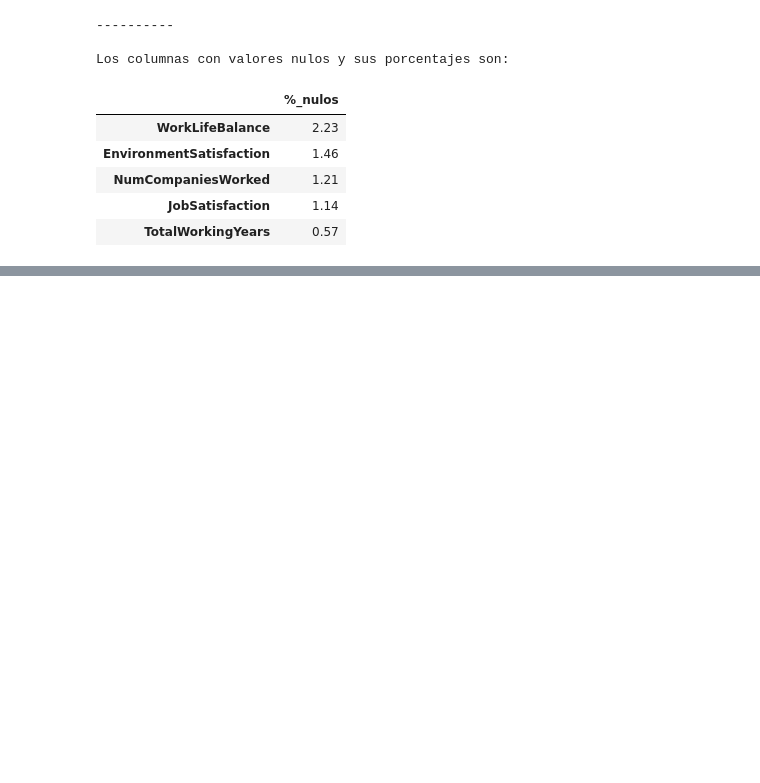
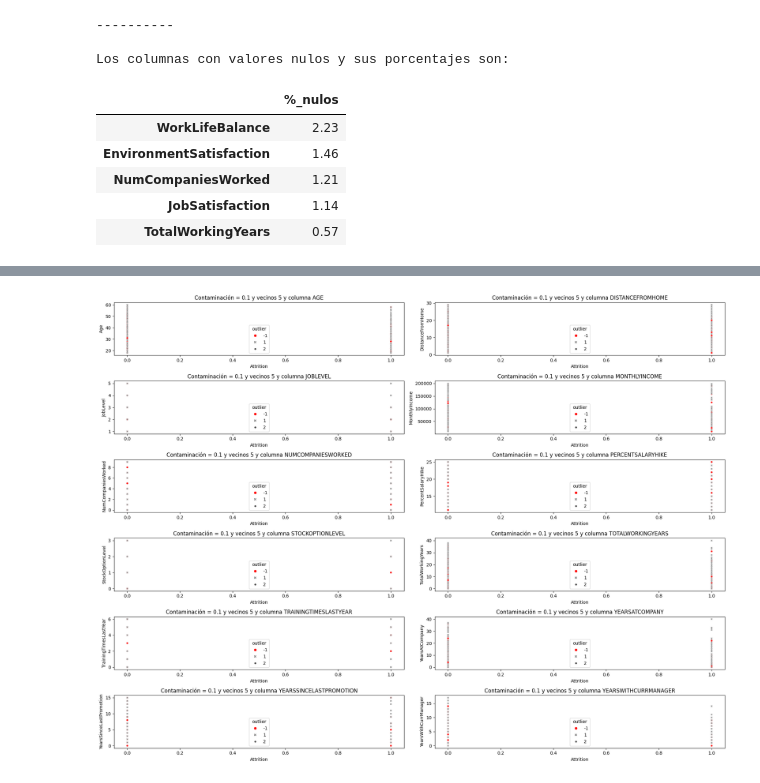
Before and after one commit to joseluisalmendral/Proyecto8_Clasificacion, a Jupyter notebook: notebooks/iteracion1/2_EDA.ipynb, the cells around one changed output, grey strips where cells are left out. Saved outputs shown, nothing was run; the diff lists cells and outputs as text; code cells hidden in the pictures; blank space fills up the shorter version.

```diff
--- a/notebooks/iteracion1/2_EDA.ipynb
+++ b/notebooks/iteracion1/2_EDA.ipynb
@@ -152,0 +211,5 @@ dtype: int64
+# %%
+gestion_multi = sup_out.GestionOutliersMultivariados(df, contaminacion=[0.1])
+gestion_multi.explorar_outliers_lof("Attrition",indice_contaminacion=[0.1], vecinos=[5])
+# %% [output]
+[figure, added]
```
Also changed, not shown: parts of 21 cells of this notebook, 2 other files.
